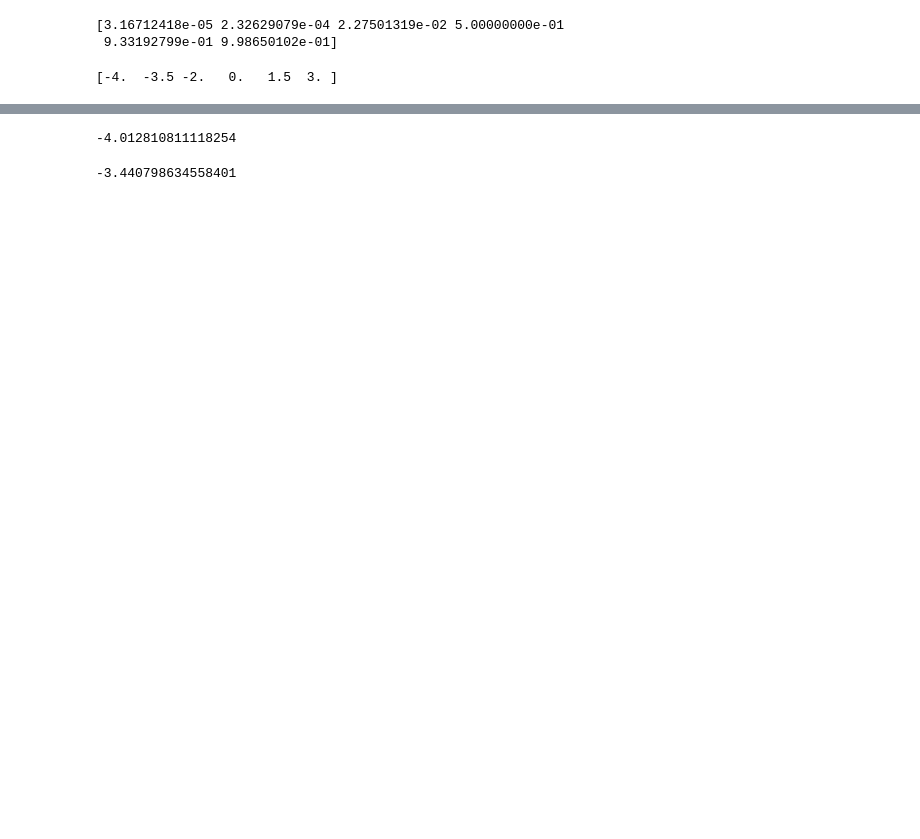
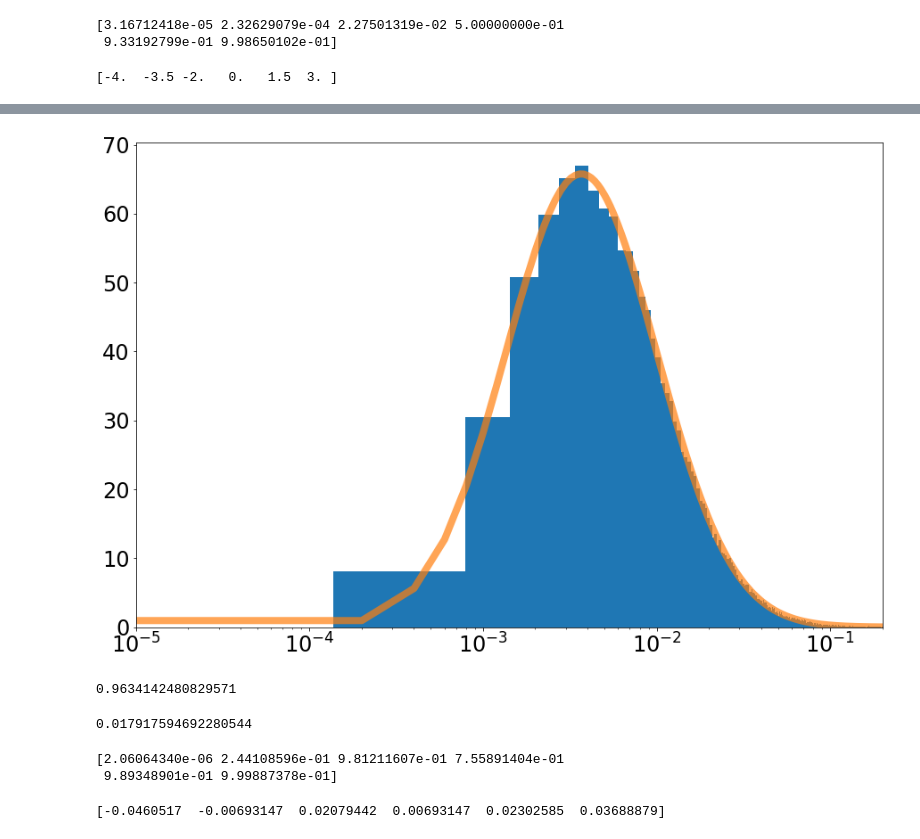
Before and after one commit to BrenJo/Phys-434, a Jupyter notebook: Lab_1.ipynb, the cells around one changed output, grey strips where cells are left out. Cells and saved outputs as stored; diff of their text form; code cells hidden in the pictures; blank space fills up the shorter version.

```diff
--- a/Lab_1.ipynb
+++ b/Lab_1.ipynb
@@ -50,10 +50,35 @@ plt.show()
+# %%
+fig, ax = plt.subplots(1, 1)
+ax.hist(d, 1000, density=True)
+plt.xscale('log')
+plt.tick_params(labelsize = 24)
+plt.xlim([0.00001, 0.2])
+x = np.linspace(0, 0.2, 1000)
+ax.plot(x, stats.lognorm.pdf(x, s, loc = 0, scale = 0.01), linewidth = 8, alpha = 0.7)
+plt.show()
+# %% [output]
+[figure, added]
 # %%
-g_1 = stats.norm.ppf(3e-5,loc=0,scale=1)
-print(g_1)
+m_1 = 0.06
-# %% [output]
--4.012810811118254
 # %%
-g_2 = stats.norm.ppf(2.9e-4,loc=0,scale=1)
-print(g_2)
+P_m_1_plus = stats.lognorm.cdf(m_1, s, loc=0, scale=0.01)
+print(P_m_1_plus)
 # %% [output]
--3.440798634558401
+0.9634142480829571
+# %%
+S_m_1 = stats.norm.ppf(P_m_1_plus, loc=0, scale=0.01)
+print(S_m_1)
+# %% [output]
+0.017917594692280544
+# %%
+m_var = np.array([1e-4,5e-3,8e-2,2e-2,1e-1,4e-1])
+P_m_var = stats.lognorm.cdf(m_var, s, loc=0, scale=0.01)
+print(P_m_var)
+# %% [output]
+[2.06064340e-06 2.44108596e-01 9.81211607e-01 7.55891404e-01
+ 9.89348901e-01 9.99887378e-01]
+# %%
+S_m_var = stats.norm.ppf(P_m_var, loc=0, scale=0.01)
+print(S_m_var)
+# %% [output]
+[-0.0460517  -0.00693147  0.02079442  0.00693147  0.02302585  0.03688879]
```
Also changed, not shown: parts of 2 cells of this notebook.
